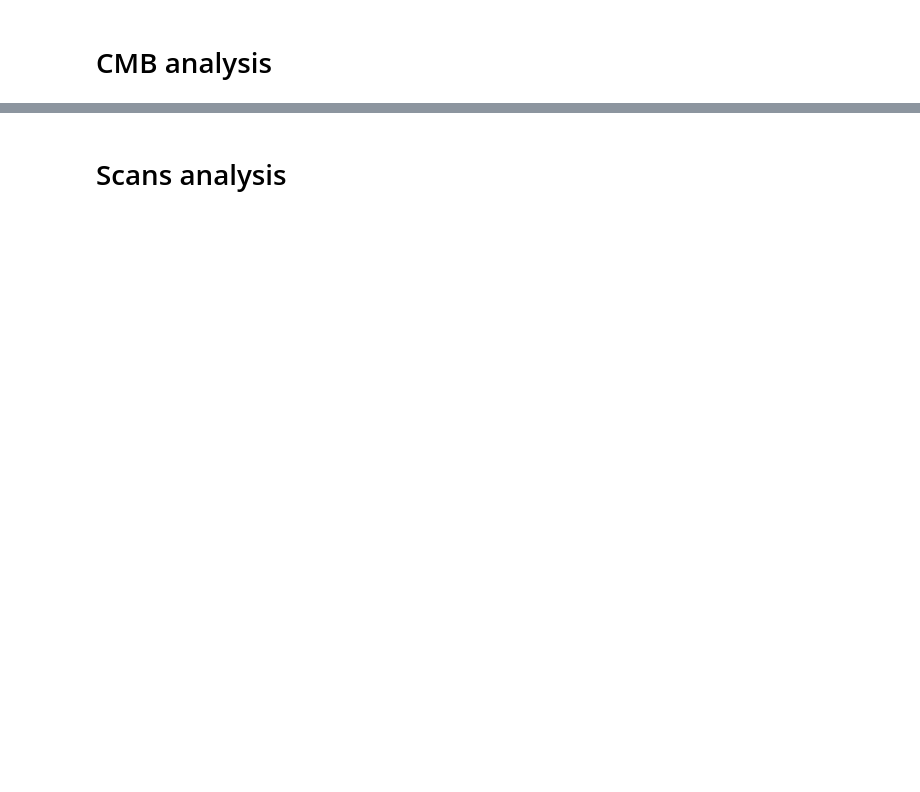
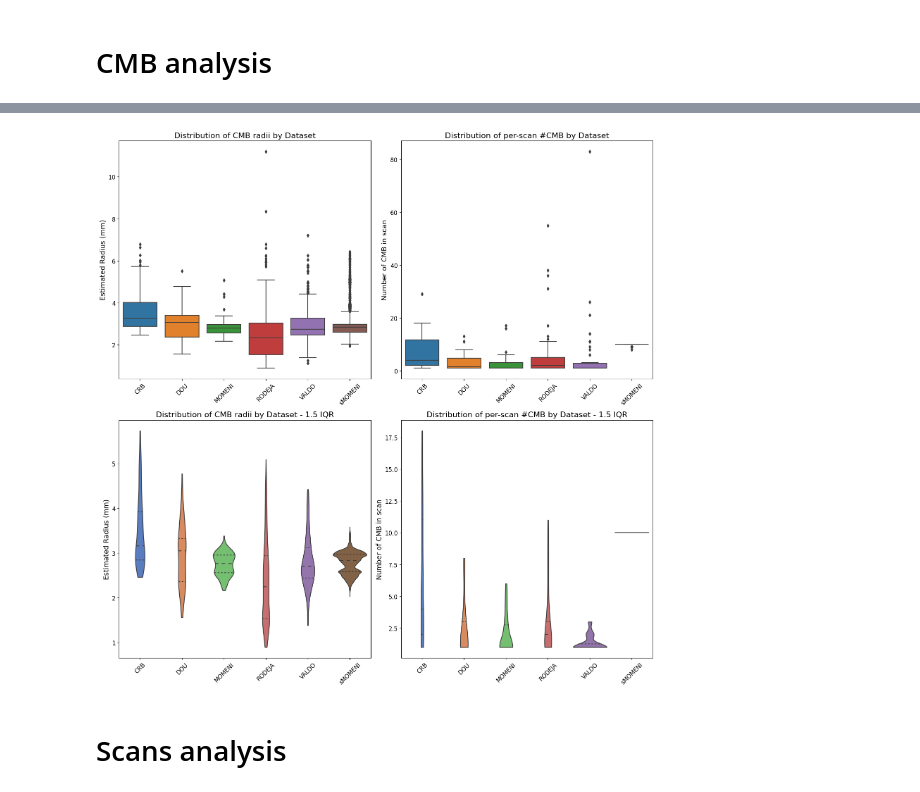
Before and after one commit to jorgedelpozolerida/MicrobleedNet, a Jupyter notebook: notebooks/analysis/CMB_overview.ipynb, the cells around one changed output, grey strips where cells are left out. Cells and saved outputs as stored; diff of their text form; code cells hidden in the pictures; blank space fills up the shorter version.

Commit message:
3d plotting finuhsed almost

```diff
--- a/notebooks/analysis/CMB_overview.ipynb
+++ b/notebooks/analysis/CMB_overview.ipynb
@@ -132,2 +123,74 @@ array(['high', 'low'], dtype=object)
+# %%
+def filter_iqr(data, column, group_column):
+    # Calculate Q1 and Q3 and the IQR
+    Q1 = data.groupby(group_column)[column].quantile(0.25)
+    Q3 = data.groupby(group_column)[column].quantile(0.75)
+    IQR = Q3 - Q1
+
+    # Define the lower and upper bounds for filtering
+    lower_bound = Q1 - 1.5 * IQR
+    upper_bound = Q3 + 1.5 * IQR
+
+    # Apply filtering
+    filtered_data = data.apply(
+        lambda x: x[column] >= lower_bound[x[group_column]] and x[column] <= upper_bound[x[group_column]],
+        axis=1
+    )
+
+    return data[filtered_data]
+# %%
+fig, axs = plt.subplots(2, 2, figsize=(16, 16))  # 1 row, 2 columns
+
+
+utils_plotting.create_boxplot(
+    data=df_cmb_metadata.sort_values('Dataset'),
+    column='radius',
+    group_by='Dataset',
+    ax=axs[0, 0],
+    title='Distribution of CMB radii by Dataset',
+    xlabel='',
+    ylabel='Estimated Radius (mm)'
+)
+
+utils_plotting.create_boxplot(
+    data=all_scans[all_scans['healthy'] == "no"].sort_values('Dataset'),
+    column='n_CMB_new',
+    group_by='Dataset',
+    ax=axs[0, 1],
+    title='Distribution of per-scan #CMB by Dataset',
+    xlabel='',
+    ylabel='Number of CMB in scan'
+)
+
+
+df_cmb_metadata_filtered = filter_iqr(df_cmb_metadata, 'radius', 'Dataset')
+all_scans_filtered = filter_iqr(all_scans[all_scans['healthy'] == "no"], 'n_CMB_new', 'Dataset')
+
+utils_plotting.create_violin_plot(
+    data=df_cmb_metadata_filtered.sort_values('Dataset'),
+    column='radius',
+    group_by='Dataset',
+    ax=axs[1, 0],
+    title='Distribution of CMB radii by Dataset - 1.5 IQR',
+    xlabel='',
+    ylabel='Estimated Radius (mm)'
+)
+
+utils_plotting.create_violin_plot(
+    data=all_scans_filtered.sort_values('Dataset'),
+    column='n_CMB_new',
+    group_by='Dataset',
+    ax=axs[1, 1],
+    title='Distribution of per-scan #CMB by Dataset - 1.5 IQR',
+    xlabel='',
+    ylabel='Number of CMB in scan'
+)
+
+# Adjust layout and display plot
+plt.tight_layout()
+plt.savefig("../../data-misc/img/CMB_radii_and_counts_by_dataset.png")
+plt.show()
+# %% [output]
+[figure, added]
 # %% [markdown]
 # Scans analysis
```
Also changed, not shown: parts of 21 cells of this notebook, 27 other files.
